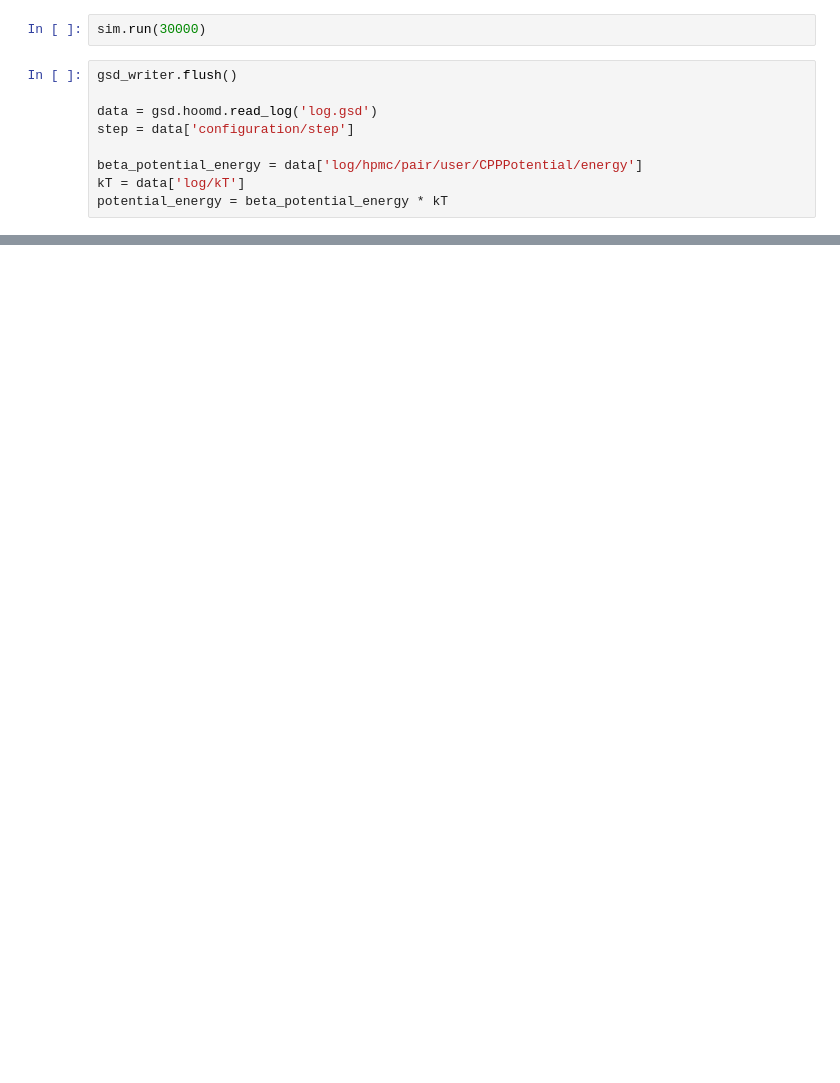
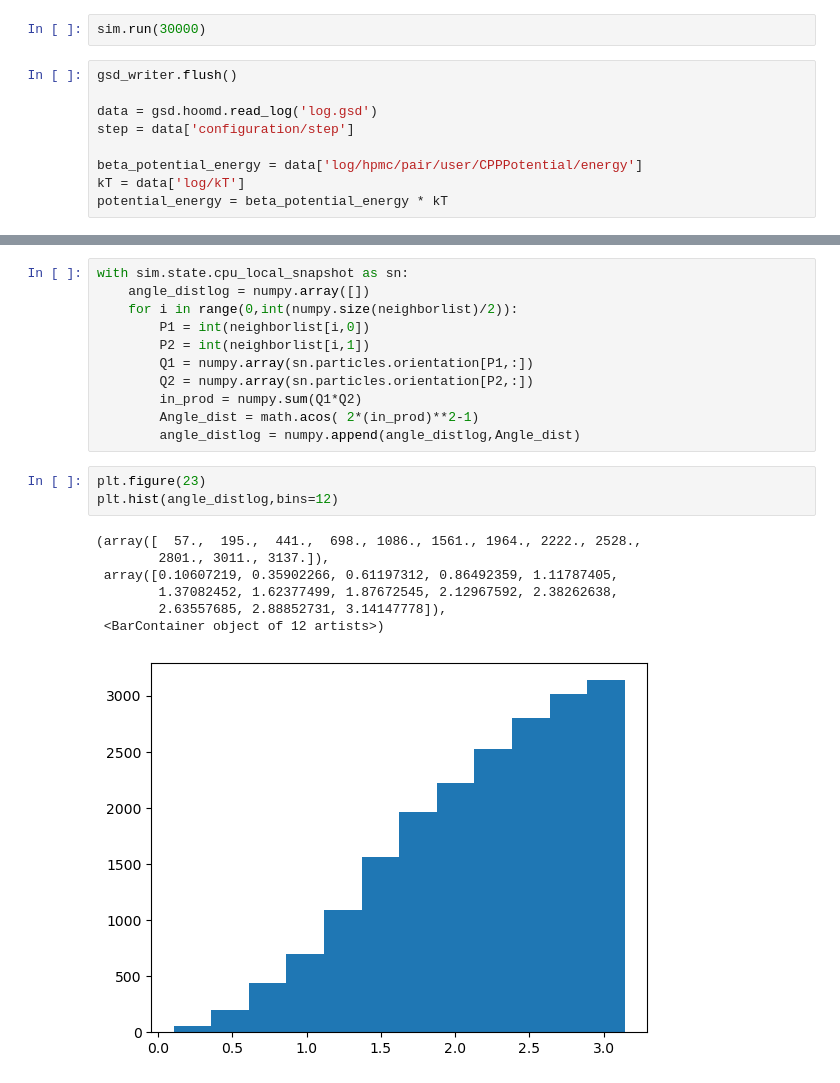
Before and after one commit to ACJESS1/Microtubule-Modelling, a Jupyter notebook: RDFbook-Square Well.ipynb, the cells around one changed output, grey strips where cells are left out. Cells and saved outputs as stored; diff of their text form; blank space fills up the shorter version.

```diff
--- a/RDFbook-Square Well.ipynb
+++ b/RDFbook-Square Well.ipynb
@@ -109,0 +102,22 @@ plt.hist(distlog,bins=20,range=[0,15])
+# %%
+with sim.state.cpu_local_snapshot as sn:
+    angle_distlog = numpy.array([])
+    for i in range(0,int(numpy.size(neighborlist)/2)):
+        P1 = int(neighborlist[i,0])
+        P2 = int(neighborlist[i,1])
+        Q1 = numpy.array(sn.particles.orientation[P1,:])
+        Q2 = numpy.array(sn.particles.orientation[P2,:])
+        in_prod = numpy.sum(Q1*Q2)
+        Angle_dist = math.acos( 2*(in_prod)**2-1)
+        angle_distlog = numpy.append(angle_distlog,Angle_dist)
+# %%
+plt.figure(23)
+plt.hist(angle_distlog,bins=12)
+# %% [output]
+(array([  57.,  195.,  441.,  698., 1086., 1561., 1964., 2222., 2528.,
+        2801., 3011., 3137.]),
+ array([0.10607219, 0.35902266, 0.61197312, 0.86492359, 1.11787405,
+        1.37082452, 1.62377499, 1.87672545, 2.12967592, 2.38262638,
+        2.63557685, 2.88852731, 3.14147778]),
+ <BarContainer object of 12 artists>)
+[figure, added]
```
Also changed, not shown: parts of 22 cells of this notebook, 16 other files.
